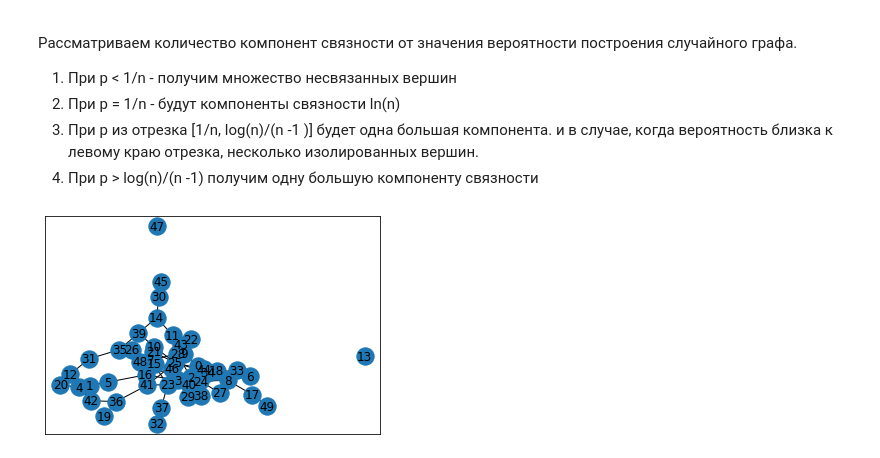
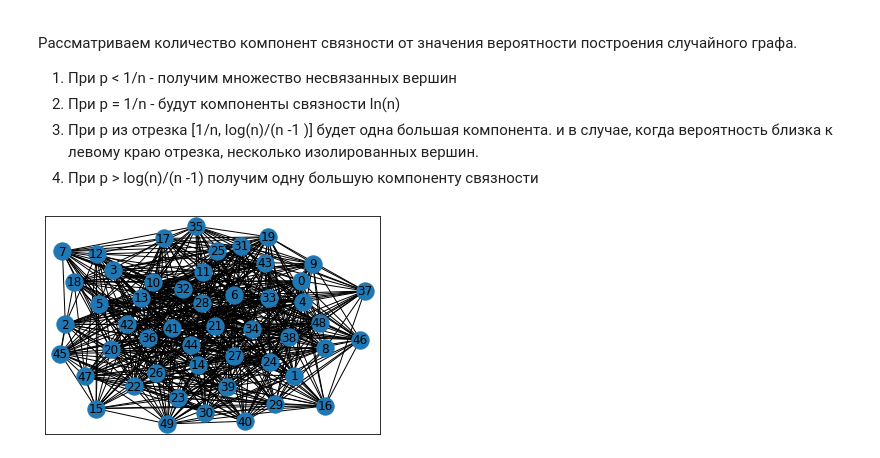
Before and after one commit to landges/automatic-octo-machine, a Jupyter notebook: graph_metods.ipynb, the cells around one changed output. Saved outputs shown, nothing was run; the diff lists cells and outputs as text; code cells hidden in the pictures.

```diff
--- a/graph_metods.ipynb
+++ b/graph_metods.ipynb
@@ -29,7 +34,7 @@ nodes = float(re.findall('\d{1,}', ne[0])[0])
 edges = float(re.findall('\d{1,}', ne[1])[0])
 
 p = [i.split('\t') for i in p]
-p=[[int(i[0]), int(i[1])] for i in p]
+WikiVote_edges=[[int(i[0]), int(i[1])] for i in p]
 #print('Пороговое значение: ',np.log(nodes)/(nodes-1))
 #print('Текущее значение: ', edges/(nodes*(nodes-1)))
 #print('Текущее значение для слабых: ', 2*edges/(nodes))
@@ -100,24 +105,27 @@ print(avg_pow/18*2)
 # %%
 col_nodes = 50
 
 def random_graf(p):
     edges = []
     for i in range(col_nodes):
         for j in range(i,col_nodes):
             if np.random.rand() < p and i!=j:
                 edges.append([i,j])
             else:
                 edges.append([i,i])
-    g = networkx.Graph()
-    g.add_edges_from(edges)
-    networkx.drawing.nx_pylab.draw_networkx(g, color='blue')
+    return edges
+
+edges=random_graf(0.5)
+g = networkx.Graph()
+g.add_edges_from(edges)
+networkx.drawing.nx_pylab.draw_networkx(g, color='blue')
 
 # random_graf(0.5 * 1/col_nodes)
 #random_graf(1/col_nodes)
-random_graf((p + np.log(col_nodes)/(col_nodes -1 )) / 3)
+# random_graf((p + np.log(col_nodes)/(col_nodes -1 )) / 3)
 #random_graf(1.5 * np.log(col_nodes)/(col_nodes -1 ))
 # %% [output]
-[figure, old version]
+[figure, new version]
 # %% [markdown]
 # Коэффициент кластеризации сети
 
```
Also changed, not shown: parts of 6 cells of this notebook.
